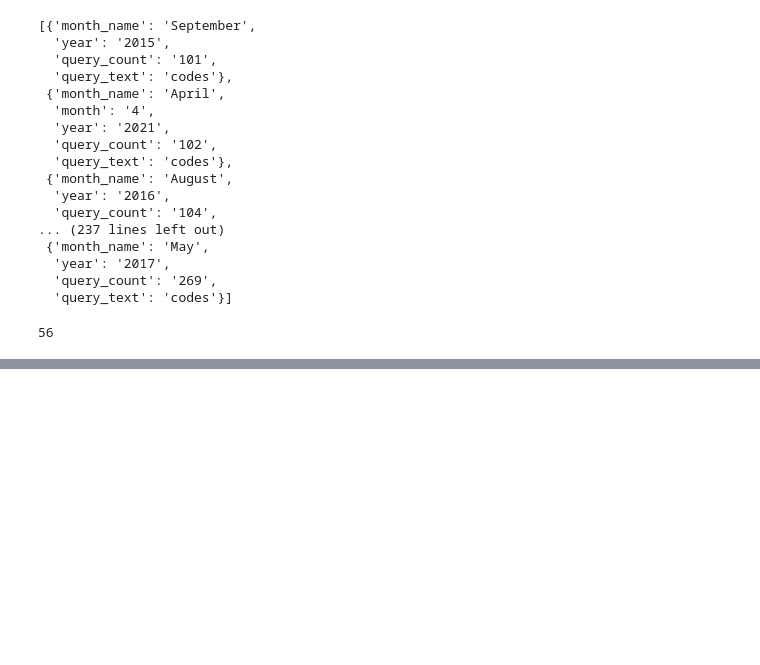
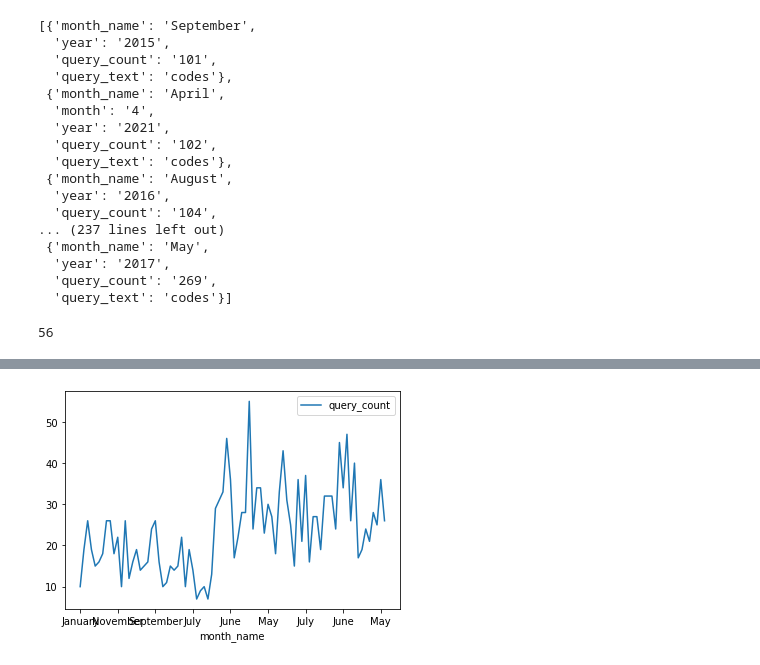
Before and after one commit to NSS-Data-Analytics-Cohort-6/socrata-api-kmgarrett1, a Jupyter notebook: notebook/api_notebook.ipynb, the cells around one changed output, grey strips where cells are left out. Drawn from its saved outputs; the diff is of its cells as text; code cells hidden in the pictures; blank space fills up the shorter version.

Commit message:
Question 4 - graphs kind of work?

```diff
--- a/notebook/api_notebook.ipynb
+++ b/notebook/api_notebook.ipynb
@@ -174,0 +166,3 @@ NameError: name 'credentials' is not defined
+# %%
+res3 = response.json()
+res3
@@ -174,0 +196,2 @@ NameError: name 'credentials' is not defined
+# %%
+df = pd.DataFrame(res3)
@@ -174,0 +222,2 @@ NameError: name 'credentials' is not defined
+# %%
+df["query_count"] = pd.to_numeric(df["query_count"])
@@ -174,0 +239,2 @@ NameError: name 'credentials' is not defined
+# %%
+df["year"] = pd.to_numeric(df["year"])
@@ -174,0 +256,4 @@ NameError: name 'credentials' is not defined
+# %%
+df.plot(x ='month_name', y='query_count');
+# %% [output]
+[figure, added]
```
Also changed, not shown: parts of 26 cells of this notebook.
